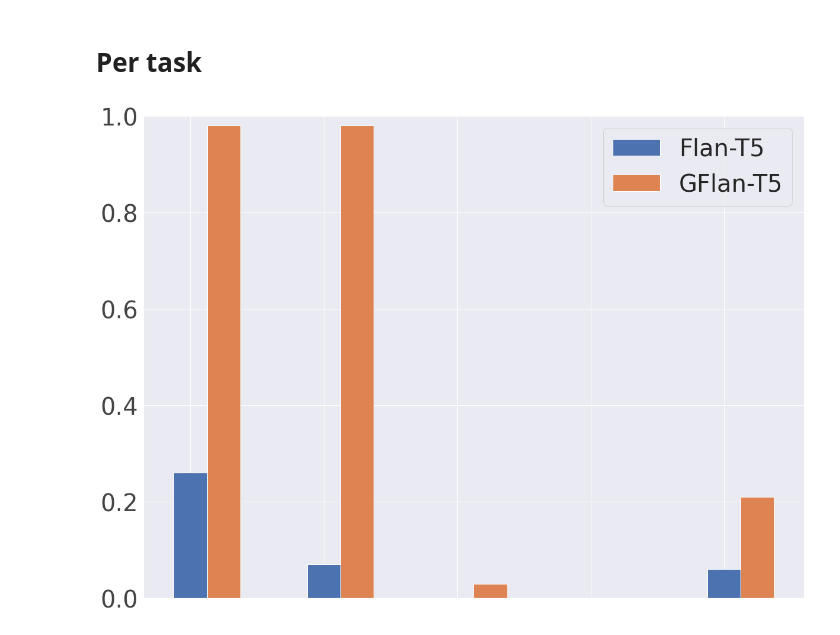
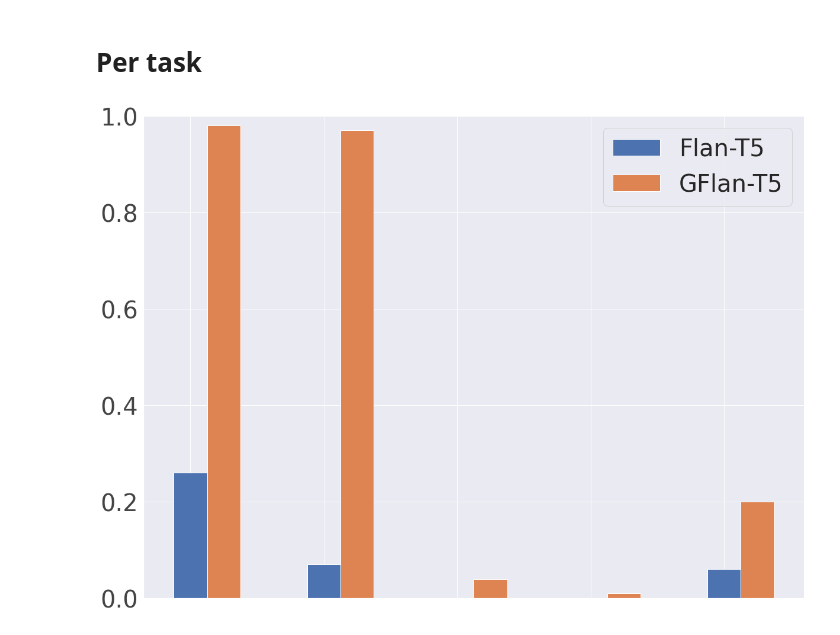
Before and after one commit to tcarta/DLP, a Jupyter notebook: notebooks/plots.ipynb, the cells around one changed output. Saved outputs shown, nothing was run; the diff lists cells and outputs as text; code cells hidden in the pictures.

```diff
--- a/notebooks/plots.ipynb
+++ b/notebooks/plots.ipynb
@@ -217,20 +217,20 @@ export_plot("plots/french", y, errors, base=base)
 # %%
 vanilla = [
     0.26,
     0.07,
     0.0,
     0.0,
     0.06
 ]
 
 finetuned = [
     0.98,
-    0.98,
-    0.03,
-    0.0,
-    0.21
+    0.97,
+    0.04,
+    0.01,
+    0.2
 ]
 
 per_task_plot(vanilla, finetuned)
 # %% [output]
-[figure, old version]
+[figure, new version]
```
